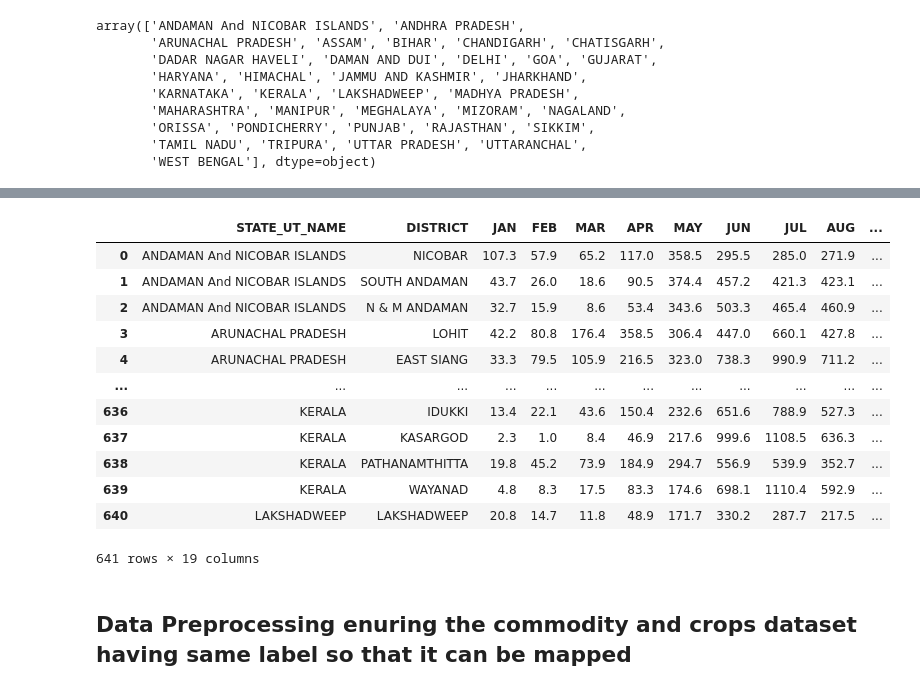
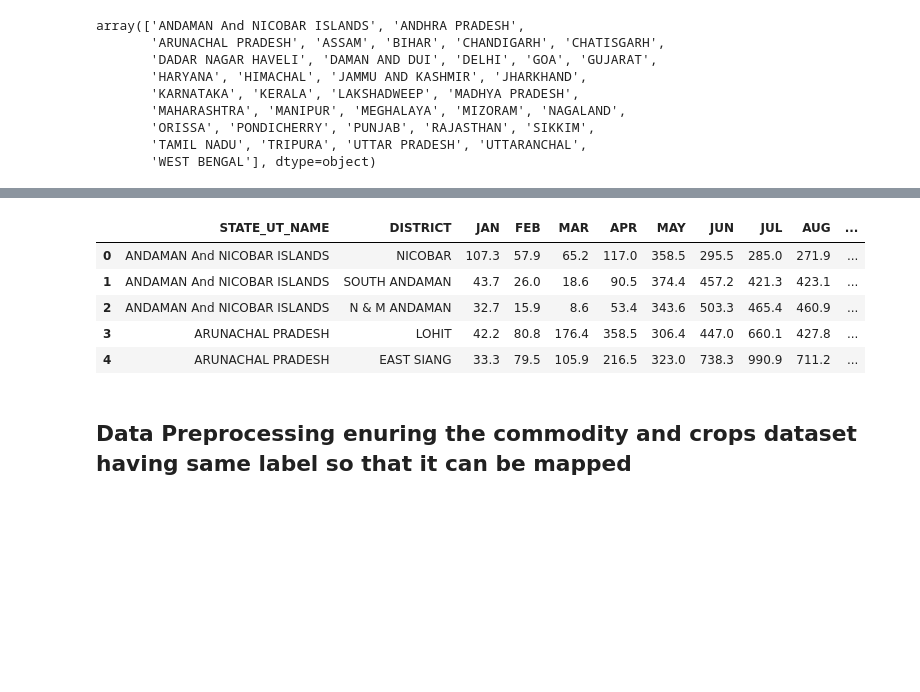
Before and after one commit to Santhosh2231/TRINIT_594092-U315F9MO_ML, a Jupyter notebook: Notebooks/Crop prediction based on Geo location.ipynb, the cells around one changed output, grey strips where cells are left out. Drawn from its saved outputs; the diff is of its cells as text; code cells hidden in the pictures; blank space fills up the shorter version.

```diff
--- a/Notebooks/Crop prediction based on Geo location.ipynb
+++ b/Notebooks/Crop prediction based on Geo location.ipynb
@@ -98,19 +111,12 @@ state_district
 # %%
-df_rainfall
+df_rainfall.head()
 # %% [output]
 |  | STATE_UT_NAME | DISTRICT | JAN | FEB | MAR | APR | MAY | JUN | JUL | AUG | ... |
 | 0 | ANDAMAN And NICOBAR ISLANDS | NICOBAR | 107.3 | 57.9 | 65.2 | 117.0 | 358.5 | 295.5 | 285.0 | 271.9 | ... |
 | 1 | ANDAMAN And NICOBAR ISLANDS | SOUTH ANDAMAN | 43.7 | 26.0 | 18.6 | 90.5 | 374.4 | 457.2 | 421.3 | 423.1 | ... |
 | 2 | ANDAMAN And NICOBAR ISLANDS | N & M ANDAMAN | 32.7 | 15.9 | 8.6 | 53.4 | 343.6 | 503.3 | 465.4 | 460.9 | ... |
 | 3 | ARUNACHAL PRADESH | LOHIT | 42.2 | 80.8 | 176.4 | 358.5 | 306.4 | 447.0 | 660.1 | 427.8 | ... |
 | 4 | ARUNACHAL PRADESH | EAST SIANG | 33.3 | 79.5 | 105.9 | 216.5 | 323.0 | 738.3 | 990.9 | 711.2 | ... |
-| ... | ... | ... | ... | ... | ... | ... | ... | ... | ... | ... | ... |
-| 636 | KERALA | IDUKKI | 13.4 | 22.1 | 43.6 | 150.4 | 232.6 | 651.6 | 788.9 | 527.3 | ... |
-| 637 | KERALA | KASARGOD | 2.3 | 1.0 | 8.4 | 46.9 | 217.6 | 999.6 | 1108.5 | 636.3 | ... |
-| 638 | KERALA | PATHANAMTHITTA | 19.8 | 45.2 | 73.9 | 184.9 | 294.7 | 556.9 | 539.9 | 352.7 | ... |
-| 639 | KERALA | WAYANAD | 4.8 | 8.3 | 17.5 | 83.3 | 174.6 | 698.1 | 1110.4 | 592.9 | ... |
-| 640 | LAKSHADWEEP | LAKSHADWEEP | 20.8 | 14.7 | 11.8 | 48.9 | 171.7 | 330.2 | 287.7 | 217.5 | ... |
-641 rows × 19 columns
 # %% [markdown]
 ## Data Preprocessing enuring the commodity and crops dataset having same label so that it can be mapped
 # %%
```
Also changed, not shown: parts of 8 cells of this notebook, 5 other files.
